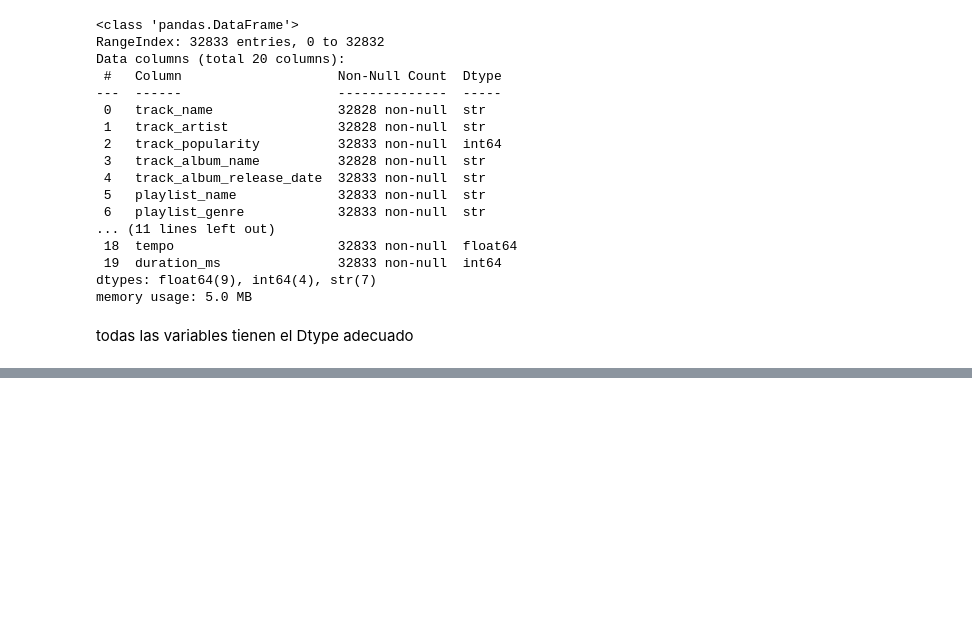
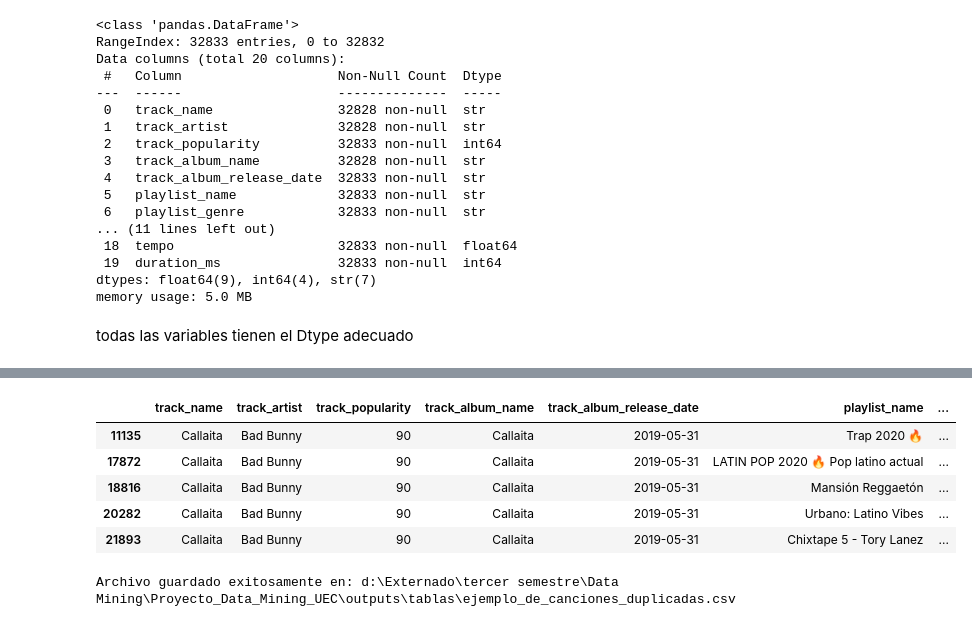
Before and after one commit to juanpablocarrillohortua/Proyecto_Data_Mining_UEC, a Jupyter notebook: notebooks/EDA_&_1st_part_notebook.ipynb, the cells around one changed output, grey strips where cells are left out. Cells and saved outputs as stored; diff of their text form; code cells hidden in the pictures; blank space fills up the shorter version.

```diff
--- a/notebooks/EDA_&_1st_part_notebook.ipynb
+++ b/notebooks/EDA_&_1st_part_notebook.ipynb
@@ -158,0 +165,17 @@ todas las variables tienen el Dtype adecuado
+# %%
+duplicados = df.duplicated(subset=['track_name', 'track_artist'], keep='first')
+
+df_duplicados = df[duplicados]
+ejemplo_de_canciones_duplicadas = df_duplicados[df_duplicados['track_name'] == 'Callaita']
+ejemplo_de_canciones_duplicadas
+# %% [output]
+|  | track_name | track_artist | track_popularity | track_album_name | track_album_release_date | playlist_name | ... |
+| 11135 | Callaita | Bad Bunny | 90 | Callaita | 2019-05-31 | Trap 2020 🔥 | ... |
+| 17872 | Callaita | Bad Bunny | 90 | Callaita | 2019-05-31 | LATIN POP 2020 🔥 Pop latino actual | ... |
+| 18816 | Callaita | Bad Bunny | 90 | Callaita | 2019-05-31 | Mansión Reggaetón | ... |
+| 20282 | Callaita | Bad Bunny | 90 | Callaita | 2019-05-31 | Urbano: Latino Vibes | ... |
+| 21893 | Callaita | Bad Bunny | 90 | Callaita | 2019-05-31 | Chixtape 5 - Tory Lanez | ... |
+# %%
+saver.guardar_csv(ejemplo_de_canciones_duplicadas, 'ejemplo_de_canciones_duplicadas.csv')
+# %% [output]
+Archivo guardado exitosamente en: d:\Externado\tercer semestre\Data Mining\Proyecto_Data_Mining_UEC\outputs\tablas\ejemplo_de_canciones_duplicadas.csv
```
Also changed, not shown: parts of 25 cells of this notebook, 3 other files.
